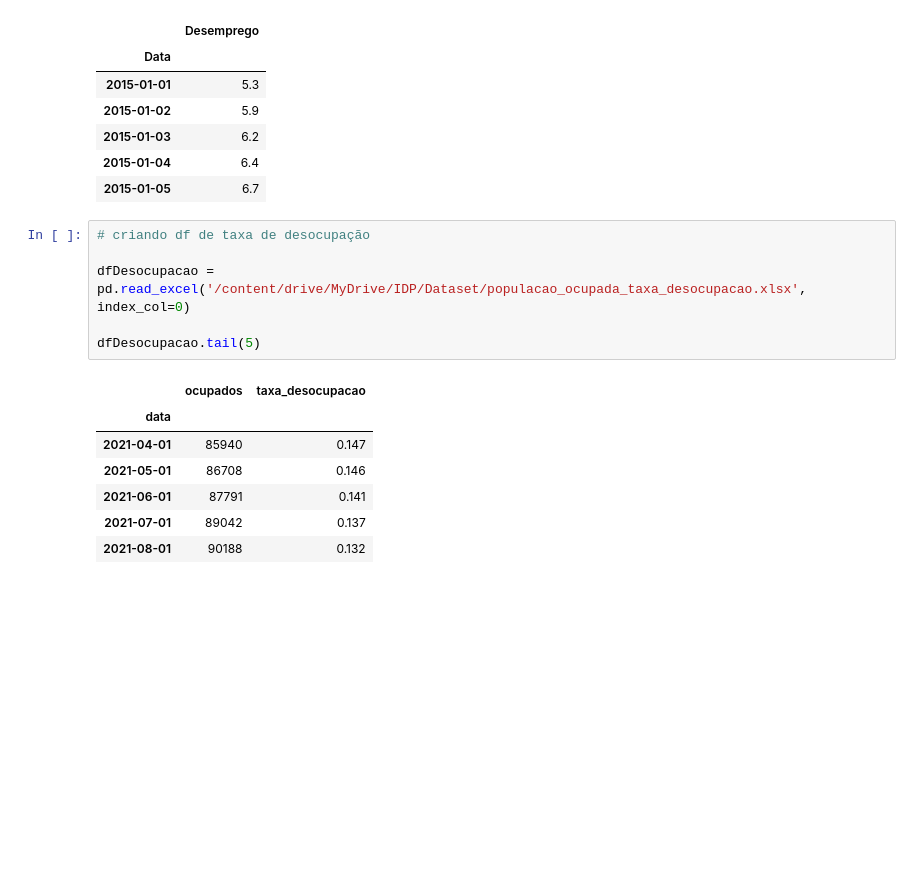
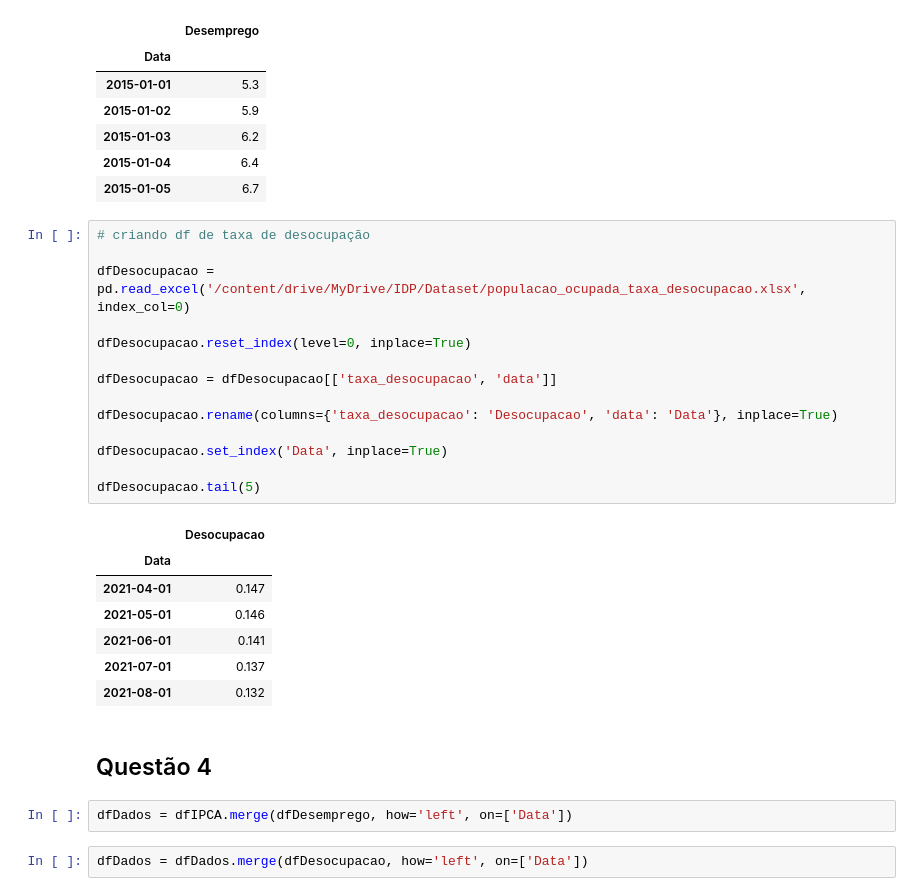
Before and after one commit to Pugianf/Big_Data_and_Public_Sector_III-Economic_Development, a Jupyter notebook: Trablaho_Final_Big_Data_e_Setor_Público_III.ipynb, the cells around one changed output. Cells and saved outputs as stored; diff of their text form; blank space fills up the shorter version.

```diff
--- a/Trablaho_Final_Big_Data_e_Setor_Público_III.ipynb
+++ b/Trablaho_Final_Big_Data_e_Setor_Público_III.ipynb
@@ -239,14 +230,28 @@ dfDesemprego.tail(5)
 # %%
 # criando df de taxa de desocupação
 
 dfDesocupacao = pd.read_excel('/content/drive/MyDrive/IDP/Dataset/populacao_ocupada_taxa_desocupacao.xlsx', index_col=0)
 
+dfDesocupacao.reset_index(level=0, inplace=True)
+
+dfDesocupacao = dfDesocupacao[['taxa_desocupacao', 'data']]
+
+dfDesocupacao.rename(columns={'taxa_desocupacao': 'Desocupacao', 'data': 'Data'}, inplace=True)
+
+dfDesocupacao.set_index('Data', inplace=True)
+
 dfDesocupacao.tail(5)
 # %% [output]
-|  | ocupados | taxa_desocupacao |
-| data |  |  |
-| 2021-04-01 | 85940 | 0.147 |
-| 2021-05-01 | 86708 | 0.146 |
-| 2021-06-01 | 87791 | 0.141 |
-| 2021-07-01 | 89042 | 0.137 |
-| 2021-08-01 | 90188 | 0.132 |
+|  | Desocupacao |
+| Data |  |
+| 2021-04-01 | 0.147 |
+| 2021-05-01 | 0.146 |
+| 2021-06-01 | 0.141 |
+| 2021-07-01 | 0.137 |
+| 2021-08-01 | 0.132 |
+# %% [markdown]
+## Questão 4
+# %%
+dfDados = dfIPCA.merge(dfDesemprego, how='left', on=['Data'])
+# %%
+dfDados = dfDados.merge(dfDesocupacao, how='left', on=['Data'])
```
Also changed, not shown: parts of 4 cells of this notebook.
